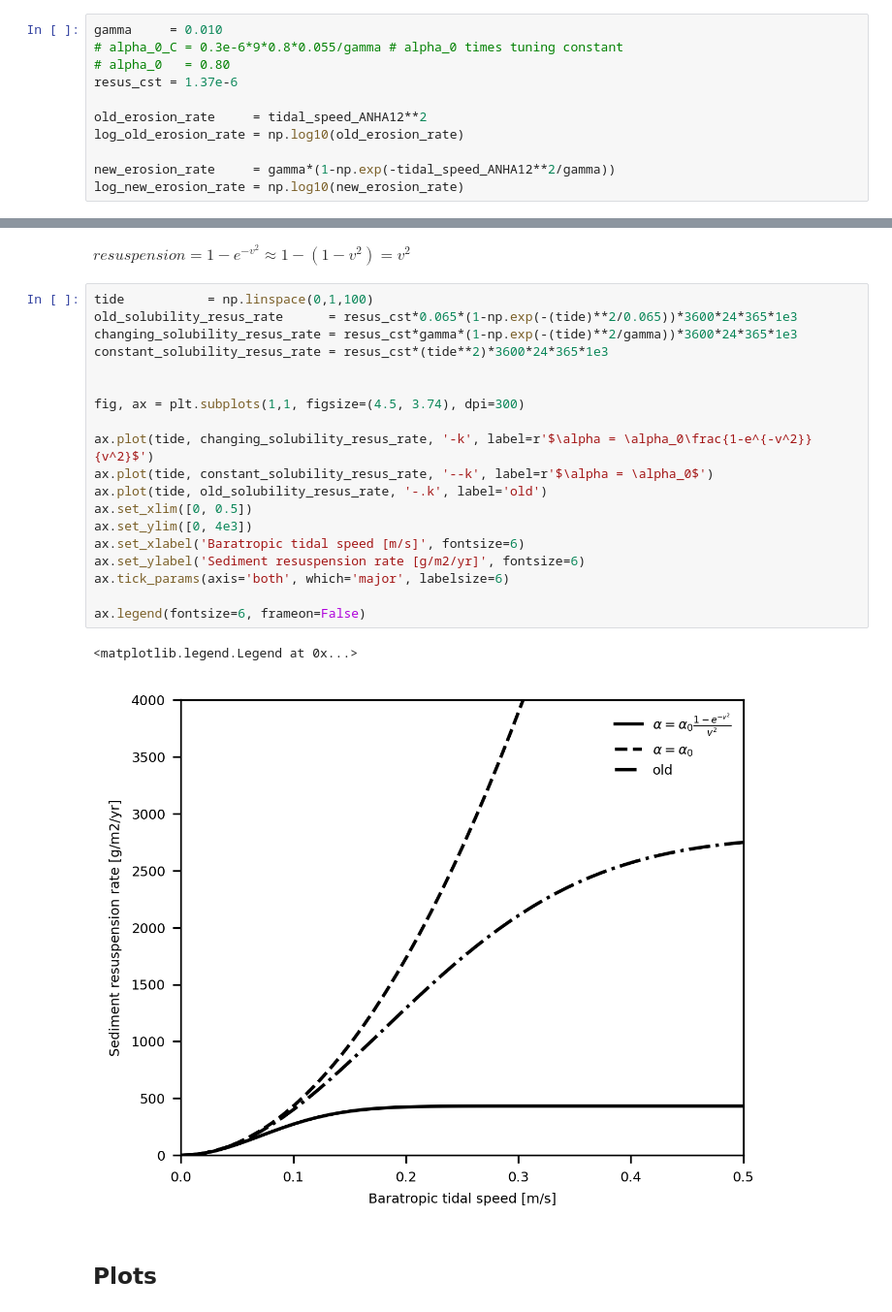
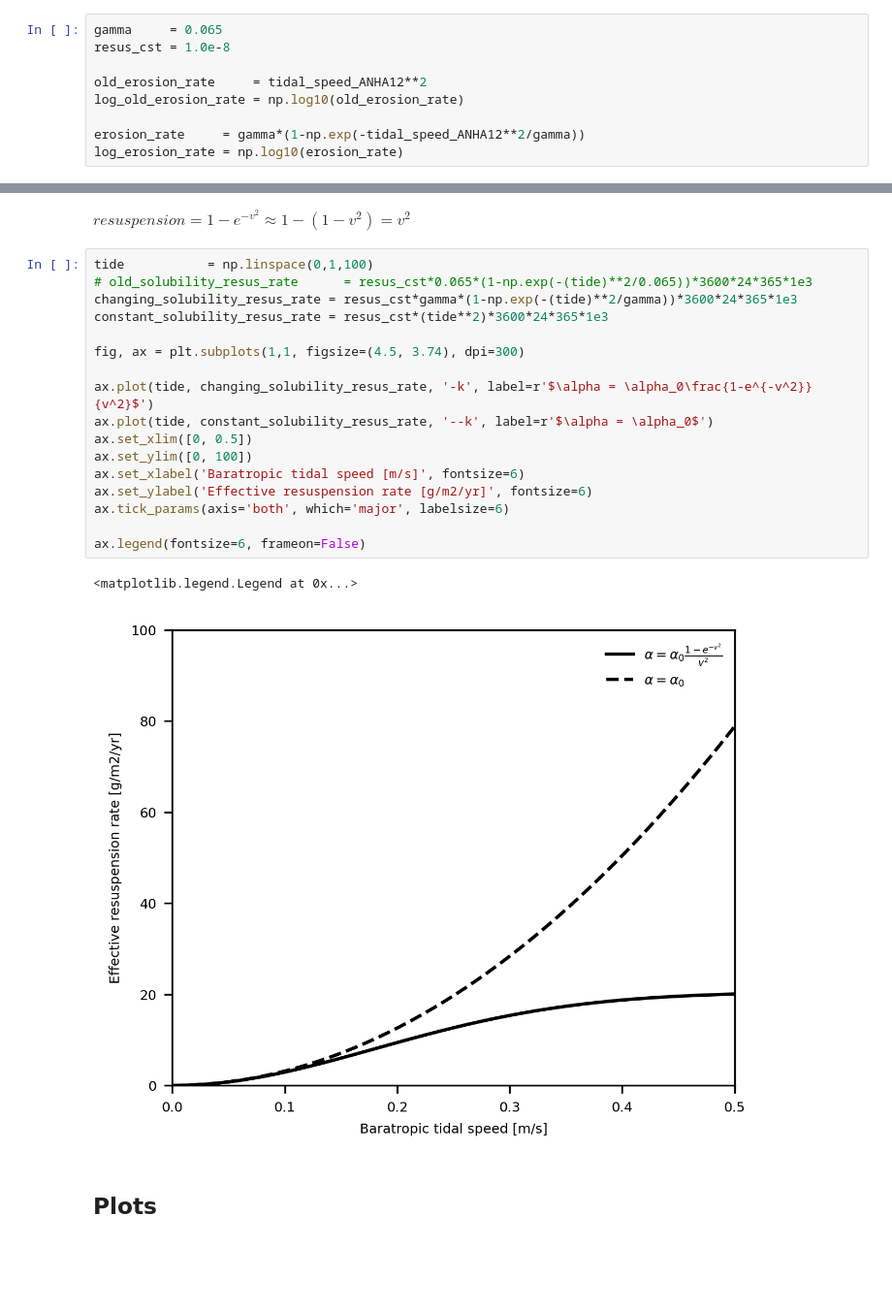
Before and after one commit to UBC-MOAD/analysis-brogalla, a Jupyter notebook: paper3/forcing/sediment-resuspension.ipynb, the cells around one changed output, grey strips where cells are left out. Shown at 97% size. Cells and saved outputs as stored; diff of their text form; blank space fills up the shorter version.

```diff
--- a/paper3/forcing/sediment-resuspension.ipynb
+++ b/paper3/forcing/sediment-resuspension.ipynb
@@ -41,13 +41,11 @@ tidal_speed_ANHA12 = mf.interp_np(ts_lons, ts_lats, tidal_speed, mesh_lon, mesh_
 tidal_speed_ANHA12[np.isnan(tidal_speed_ANHA12)] = 0
 tidal_speed_ANHA12[tidal_speed_ANHA12 < 0.01]    = 0 # mask tidal speeds slower than 1 cm/s
 # %%
-gamma     = 0.010
-# alpha_0_C = 0.3e-6*9*0.8*0.055/gamma # alpha_0 times tuning constant
-# alpha_0   = 0.80
-resus_cst = 1.37e-6
+gamma     = 0.065
+resus_cst = 1.0e-8
 
 old_erosion_rate     = tidal_speed_ANHA12**2
 log_old_erosion_rate = np.log10(old_erosion_rate)
 
-new_erosion_rate     = gamma*(1-np.exp(-tidal_speed_ANHA12**2/gamma))
-log_new_erosion_rate = np.log10(new_erosion_rate)
+erosion_rate     = gamma*(1-np.exp(-tidal_speed_ANHA12**2/gamma))
+log_erosion_rate = np.log10(erosion_rate)
@@ -61,26 +53,24 @@ gamma is 0.01
 $ resuspension = 1 - e^{-v^2} \approx 1 - (1 - v^2) = v^2$
 # %%
 tide           = np.linspace(0,1,100)
-old_solubility_resus_rate      = resus_cst*0.065*(1-np.exp(-(tide)**2/0.065))*3600*24*365*1e3
+# old_solubility_resus_rate      = resus_cst*0.065*(1-np.exp(-(tide)**2/0.065))*3600*24*365*1e3
 changing_solubility_resus_rate = resus_cst*gamma*(1-np.exp(-(tide)**2/gamma))*3600*24*365*1e3
 constant_solubility_resus_rate = resus_cst*(tide**2)*3600*24*365*1e3
-
 
 fig, ax = plt.subplots(1,1, figsize=(4.5, 3.74), dpi=300)
 
 ax.plot(tide, changing_solubility_resus_rate, '-k', label=r'$\alpha = \alpha_0\frac{1-e^{-v^2}}{v^2}$')
 ax.plot(tide, constant_solubility_resus_rate, '--k', label=r'$\alpha = \alpha_0$')
-ax.plot(tide, old_solubility_resus_rate, '-.k', label='old')
 ax.set_xlim([0, 0.5])
-ax.set_ylim([0, 4e3])
+ax.set_ylim([0, 100])
 ax.set_xlabel('Baratropic tidal speed [m/s]', fontsize=6)
-ax.set_ylabel('Sediment resuspension rate [g/m2/yr]', fontsize=6)
+ax.set_ylabel('Effective resuspension rate [g/m2/yr]', fontsize=6)
 ax.tick_params(axis='both', which='major', labelsize=6)
 
 ax.legend(fontsize=6, frameon=False)
 # %% [output]
 <matplotlib.legend.Legend at 0x...>
-[figure, old version]
+[figure, new version]
 # %% [markdown]
 ## Plots
 # %%
```
Also changed, not shown: parts of 7 cells of this notebook, 1 other file.
